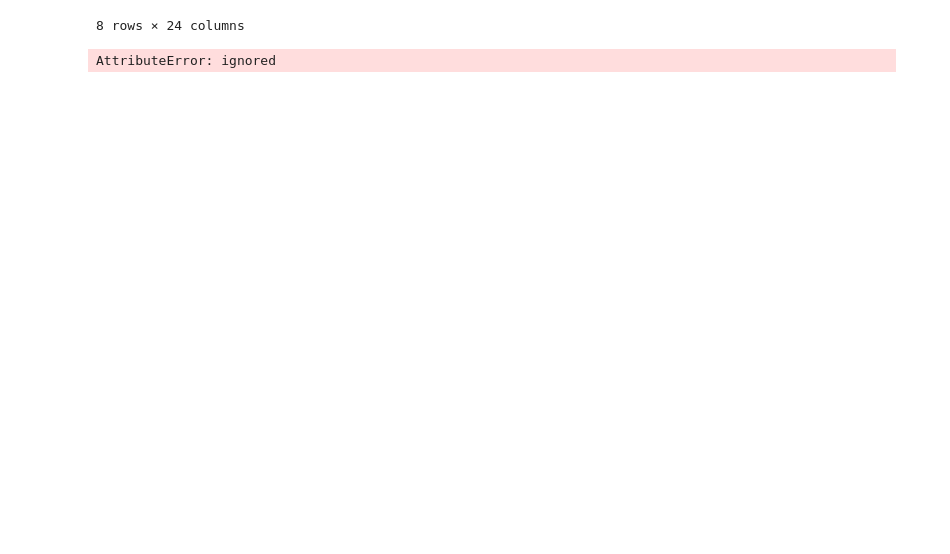
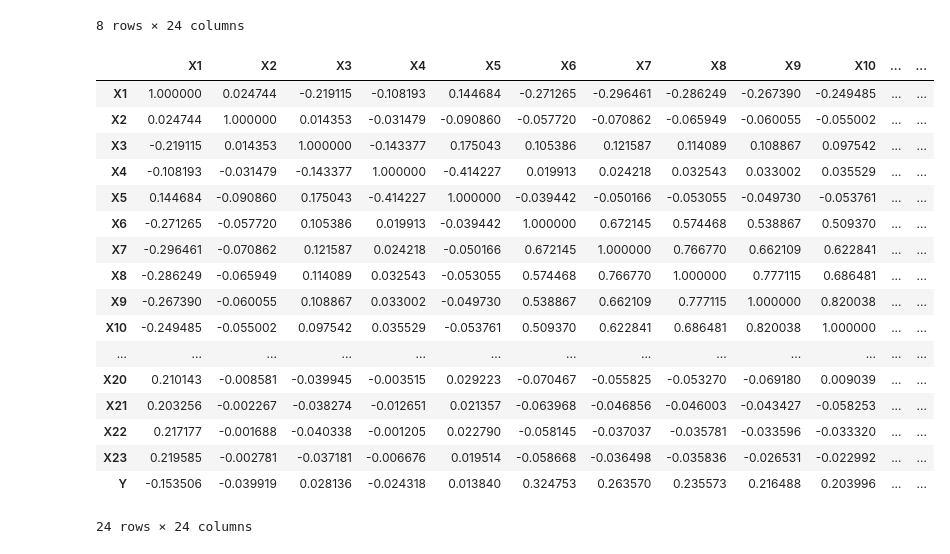
Before and after one commit to PosgradoMNA/actividades-de-aprendizaje-CarlosAlbertoNievesPerez, a Jupyter notebook: Semana 4/Actividad_semanal_4.ipynb, the cells around one changed output. Drawn from its saved outputs; the diff is of its cells as text; code cells hidden in the pictures; blank space fills up the shorter version.

```diff
--- a/Semana 4/Actividad_semanal_4.ipynb
+++ b/Semana 4/Actividad_semanal_4.ipynb
@@ -54,6 +54,23 @@ df.describe()
 | max | 1000000.000000 | 2.000000 | 6.000000 | 3.000000 | 79.000000 | 8.000000 | 8.000000 | 8.000000 | 8.000000 | 8.000000 | ... | ... |
 8 rows × 24 columns
 # %%
-df.target
+df.corr()
 # %% [output]
+|  | X1 | X2 | X3 | X4 | X5 | X6 | X7 | X8 | X9 | X10 | ... | ... |
+| X1 | 1.000000 | 0.024744 | -0.219115 | -0.108193 | 0.144684 | -0.271265 | -0.296461 | -0.286249 | -0.267390 | -0.249485 | ... | ... |
+| X2 | 0.024744 | 1.000000 | 0.014353 | -0.031479 | -0.090860 | -0.057720 | -0.070862 | -0.065949 | -0.060055 | -0.055002 | ... | ... |
+| X3 | -0.219115 | 0.014353 | 1.000000 | -0.143377 | 0.175043 | 0.105386 | 0.121587 | 0.114089 | 0.108867 | 0.097542 | ... | ... |
+| X4 | -0.108193 | -0.031479 | -0.143377 | 1.000000 | -0.414227 | 0.019913 | 0.024218 | 0.032543 | 0.033002 | 0.035529 | ... | ... |
+| X5 | 0.144684 | -0.090860 | 0.175043 | -0.414227 | 1.000000 | -0.039442 | -0.050166 | -0.053055 | -0.049730 | -0.053761 | ... | ... |
+| X6 | -0.271265 | -0.057720 | 0.105386 | 0.019913 | -0.039442 | 1.000000 | 0.672145 | 0.574468 | 0.538867 | 0.509370 | ... | ... |
+| X7 | -0.296461 | -0.070862 | 0.121587 | 0.024218 | -0.050166 | 0.672145 | 1.000000 | 0.766770 | 0.662109 | 0.622841 | ... | ... |
+| X8 | -0.286249 | -0.065949 | 0.114089 | 0.032543 | -0.053055 | 0.574468 | 0.766770 | 1.000000 | 0.777115 | 0.686481 | ... | ... |
+| X9 | -0.267390 | -0.060055 | 0.108867 | 0.033002 | -0.049730 | 0.538867 | 0.662109 | 0.777115 | 1.000000 | 0.820038 | ... | ... |
+| X10 | -0.249485 | -0.055002 | 0.097542 | 0.035529 | -0.053761 | 0.509370 | 0.622841 | 0.686481 | 0.820038 | 1.000000 | ... | ... |
+| ... | ... | ... | ... | ... | ... | ... | ... | ... | ... | ... | ... | ... |
+| X20 | 0.210143 | -0.008581 | -0.039945 | -0.003515 | 0.029223 | -0.070467 | -0.055825 | -0.053270 | -0.069180 | 0.009039 | ... | ... |
+| X21 | 0.203256 | -0.002267 | -0.038274 | -0.012651 | 0.021357 | -0.063968 | -0.046856 | -0.046003 | -0.043427 | -0.058253 | ... | ... |
+| X22 | 0.217177 | -0.001688 | -0.040338 | -0.001205 | 0.022790 | -0.058145 | -0.037037 | -0.035781 | -0.033596 | -0.033320 | ... | ... |
+| X23 | 0.219585 | -0.002781 | -0.037181 | -0.006676 | 0.019514 | -0.058668 | -0.036498 | -0.035836 | -0.026531 | -0.022992 | ... | ... |
+| Y | -0.153506 | -0.039919 | 0.028136 | -0.024318 | 0.013840 | 0.324753 | 0.263570 | 0.235573 | 0.216488 | 0.203996 | ... | ... |
-AttributeError: ignored
+24 rows × 24 columns
```
Also changed, not shown: parts of 18 cells of this notebook.
